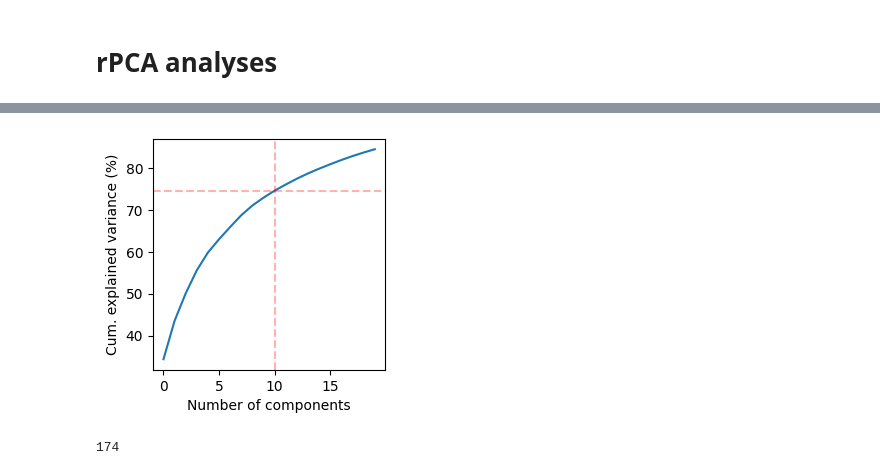
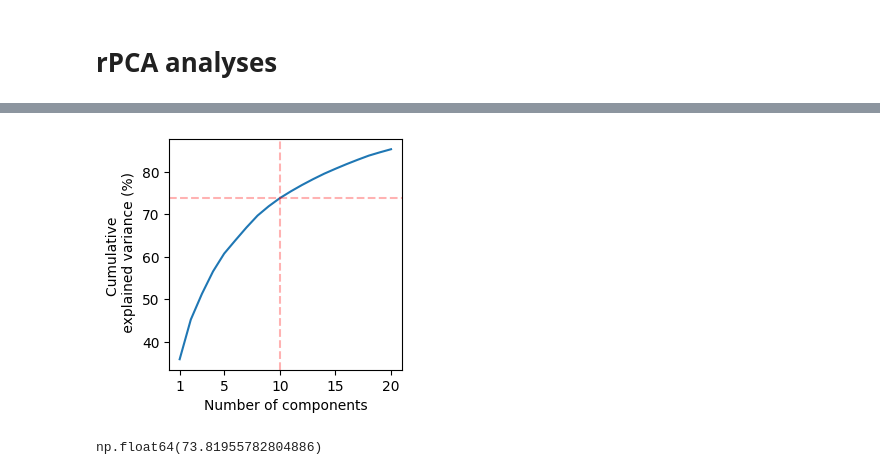
Before and after one commit to michnard/Microdialysis_Paper, a Jupyter notebook: scripts/analyses/Fig3.ipynb, the cells around one changed output, grey strips where cells are left out. Drawn from its saved outputs; the diff is of its cells as text; code cells hidden in the pictures.

```diff
--- a/scripts/analyses/Fig3.ipynb
+++ b/scripts/analyses/Fig3.ipynb
@@ -358,13 +337,0 @@ array([0.3433967 , 0.09172256, 0.06562044, 0.05519934, 0.04232276,
-# %%
-# plot explained variance
-import matplotlib.pyplot as plt
-plt.figure(figsize=(3, 3))
-plt.plot(np.cumsum(rpca.explained_variance_ratio_)*100)
-plt.xlabel('Number of components')
-plt.ylabel('Cum. explained variance (%)')
-plt.axvline(x=10, color='r', alpha=0.3, linestyle='--')
-plt.axhline(y=74.5, color='r', alpha=0.3, linestyle='--')
-
-plt.savefig(figures_dir+'rpca_explained_variance.pdf', dpi=300)
-# %% [output]
-[figure, removed]
@@ -378,7 +338,18 @@ def spearman_ccf(x, y, max_lag):
+# %%
+plt.figure(figsize=(3, 3))
+plt.plot(np.cumsum(rpca.explained_variance_ratio_)*100)
+plt.xlabel('Number of components')
+plt.ylabel('Cumulative \n explained variance (%)')
+plt.axvline(x=9, color='r', alpha=0.3, linestyle='--')
+plt.axhline(y=np.sum(rpca.explained_variance_ratio_[0:10])*100, color='r', alpha=0.3, linestyle='--')
+plt.xticks([0,4,9,14,19],[1,5,10,15,20])
+plt.savefig(figures_dir+'rpca_explained_variance.pdf', dpi=300)
+# %% [output]
+[figure, added]
 # %%
-len(y)
+np.sum(rpca.explained_variance_ratio_[0:10])*100
 # %% [output]
-174
+np.float64(73.81955782804886)
 # %%
 # scatter plot y vs first two principal components
 plt.figure(figsize=(6, 6))
```
Also changed, not shown: parts of 19 cells of this notebook, 37 other files.
